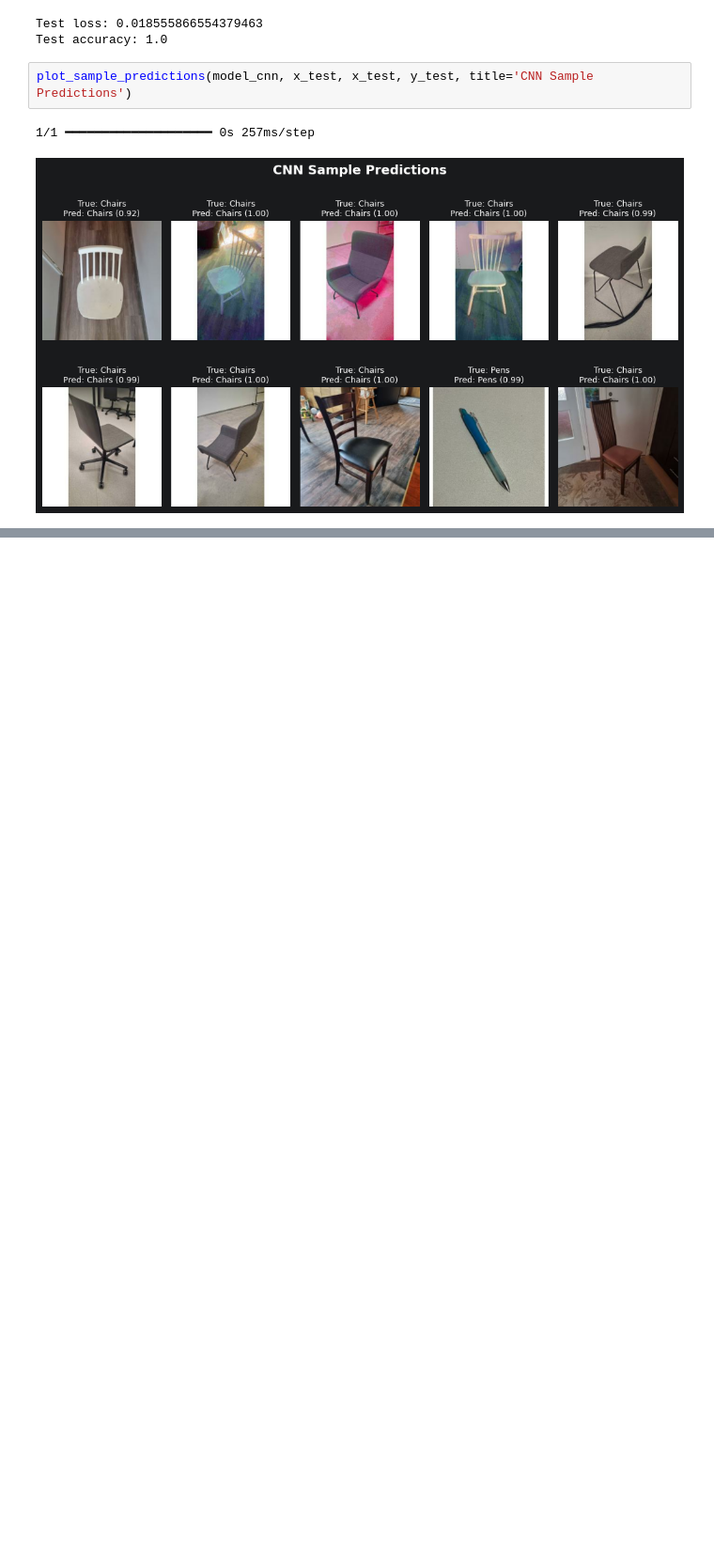
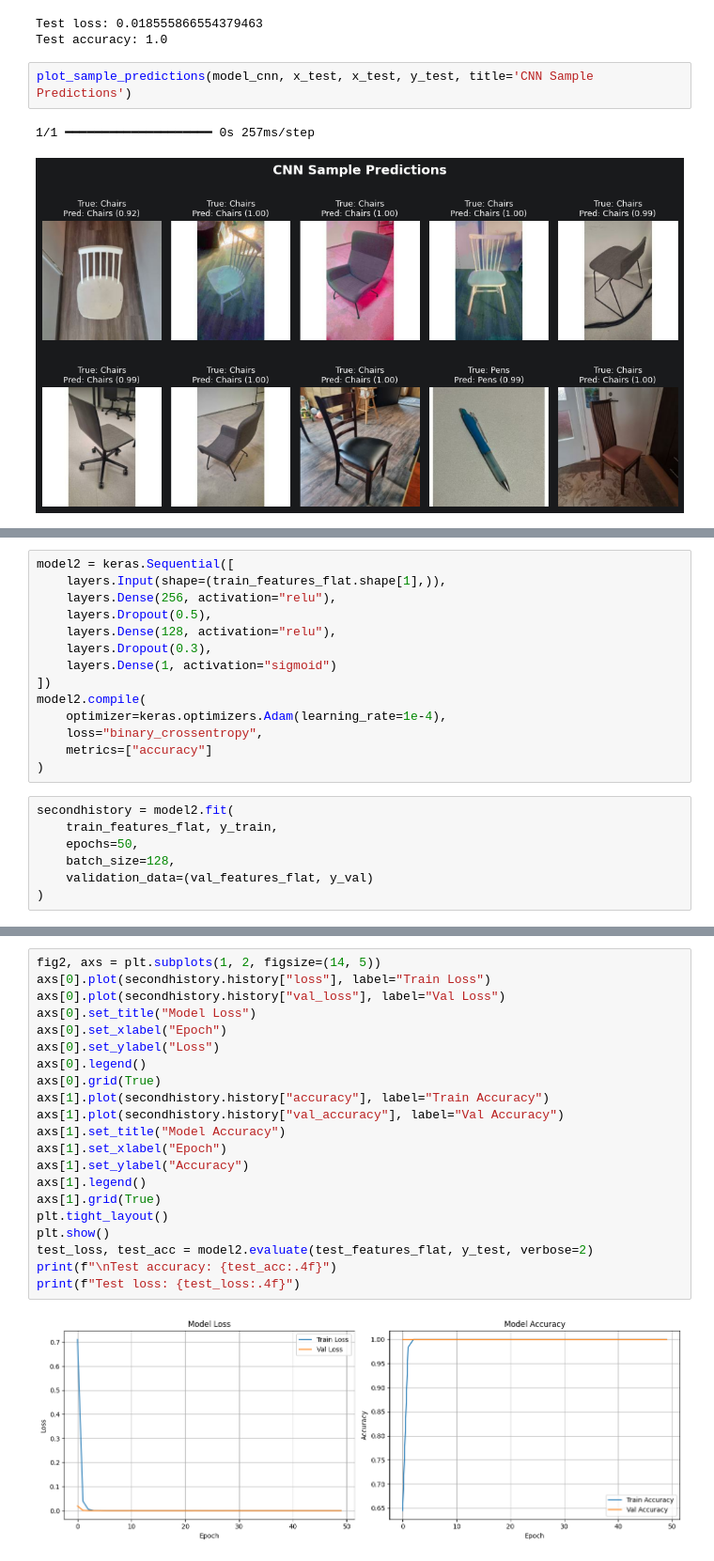
Before and after one commit to janneesa/MetropoliaNeuralNetworkProject, a Jupyter notebook: 2_/CNN_vs_VGG16.ipynb, the cells around one changed output, grey strips where cells are left out. Shown at 94% size. Drawn from its saved outputs; the diff is of its cells as text; blank space fills up the shorter version.

```diff
--- a/2_/CNN_vs_VGG16.ipynb
+++ b/2_/CNN_vs_VGG16.ipynb
@@ -251,0 +366,21 @@ plot_sample_predictions(model_cnn, x_test, x_test, y_test, title='CNN Sample Pre
+# %%
+model2 = keras.Sequential([
+    layers.Input(shape=(train_features_flat.shape[1],)),
+    layers.Dense(256, activation="relu"),
+    layers.Dropout(0.5),
+    layers.Dense(128, activation="relu"),
+    layers.Dropout(0.3),
+    layers.Dense(1, activation="sigmoid")
+])
+model2.compile(
+    optimizer=keras.optimizers.Adam(learning_rate=1e-4),
+    loss="binary_crossentropy",
+    metrics=["accuracy"]
+)
+# %%
+secondhistory = model2.fit(
+    train_features_flat, y_train,
+    epochs=50,
+    batch_size=128,
+    validation_data=(val_features_flat, y_val)
+)
@@ -251,0 +405,23 @@ plot_sample_predictions(model_cnn, x_test, x_test, y_test, title='CNN Sample Pre
+# %%
+fig2, axs = plt.subplots(1, 2, figsize=(14, 5))
+axs[0].plot(secondhistory.history["loss"], label="Train Loss")
+axs[0].plot(secondhistory.history["val_loss"], label="Val Loss")
+axs[0].set_title("Model Loss")
+axs[0].set_xlabel("Epoch")
+axs[0].set_ylabel("Loss")
+axs[0].legend()
+axs[0].grid(True)
+axs[1].plot(secondhistory.history["accuracy"], label="Train Accuracy")
+axs[1].plot(secondhistory.history["val_accuracy"], label="Val Accuracy")
+axs[1].set_title("Model Accuracy")
+axs[1].set_xlabel("Epoch")
+axs[1].set_ylabel("Accuracy")
+axs[1].legend()
+axs[1].grid(True)
+plt.tight_layout()
+plt.show()
+test_loss, test_acc = model2.evaluate(test_features_flat, y_test, verbose=2)
+print(f"\nTest accuracy: {test_acc:.4f}")
+print(f"Test loss: {test_loss:.4f}")
+# %% [output]
+[figure, added]
```
Also changed, not shown: parts of 16 cells of this notebook, 1 other file.
